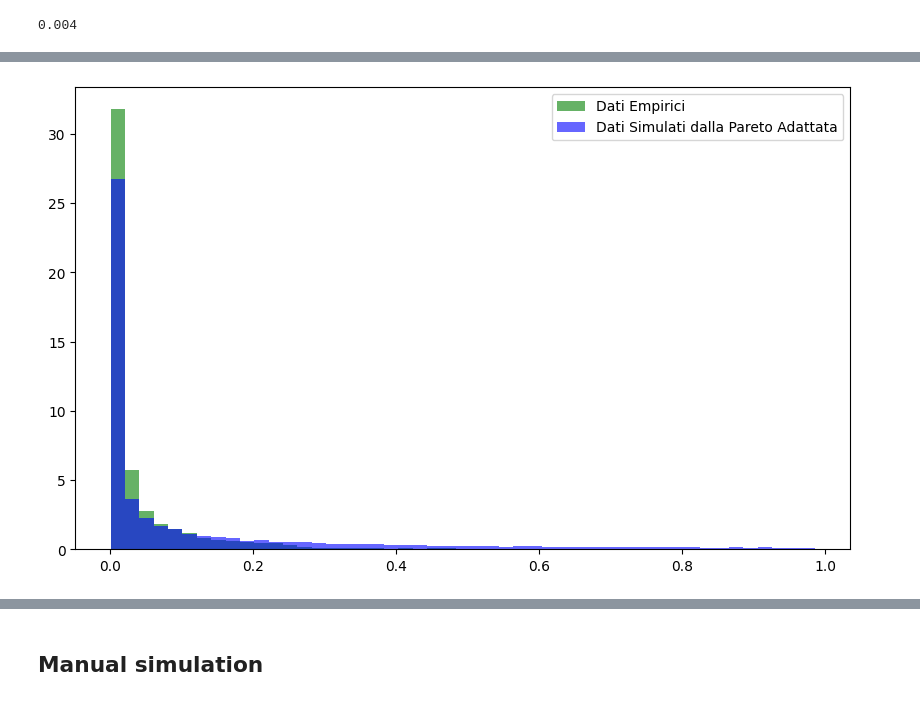
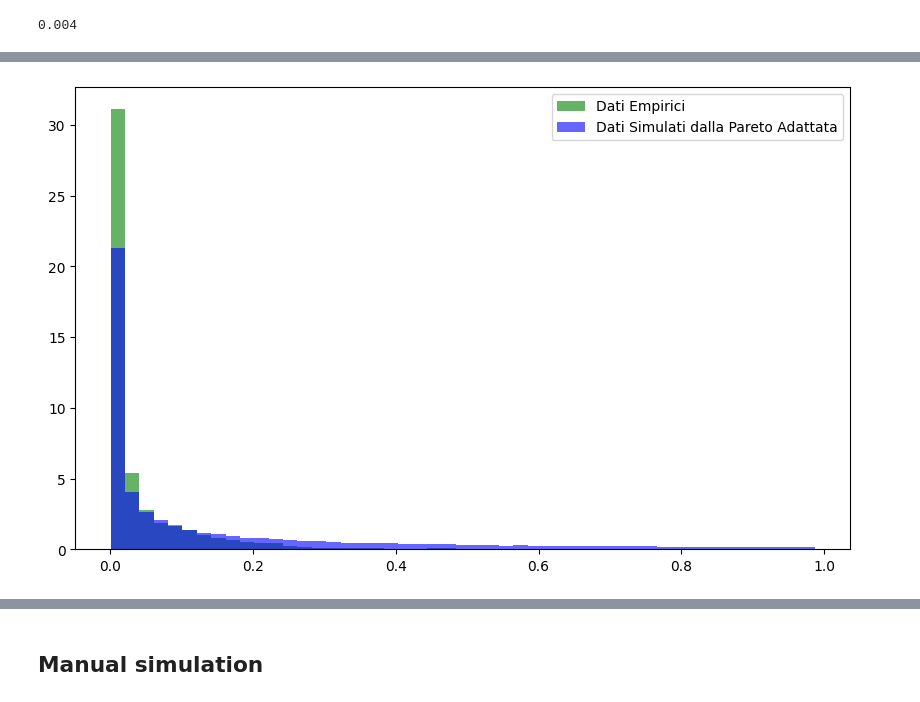
Before and after one commit to jacoponudo/Conversation_dynamics, a Jupyter notebook: src/HWK/Model.ipynb, the cells around one changed output, grey strips where cells are left out. Drawn from its saved outputs; the diff is of its cells as text; code cells hidden in the pictures.

```diff
--- a/src/HWK/Model.ipynb
+++ b/src/HWK/Model.ipynb
@@ -625,0 +688,39 @@ merged_vo['time_difference'].median()
+# %%
+import pandas as pd
+
+def process_platform(df, platform_name):
+    # Create DataFrames for second and third comments
+    df=df[df['number_of_comments_by_user_in_thread']>1]
+    df_f = df[df['number_of_comments_by_user_in_thread'] == df['sequential_number_of_comment_by_user_in_thread']][['user_id', 'post_id', 'temporal_distance_birth_base_100h']]
+    df_i =df[df['number_of_comments_by_user_in_thread']-1 == df['sequential_number_of_comment_by_user_in_thread']][['user_id', 'post_id', 'temporal_distance_birth_base_100h']]
+
+    # Rename columns for clarity
+    df_i = df_i.rename(columns={'temporal_distance_birth_base_100h': 'arrival_time_i'})
+    df_f = df_f.rename(columns={'temporal_distance_birth_base_100h': 'arrival_time_f'})
+
+    # Merge the DataFrames on user_id and post_id
+    merged_df = pd.merge(df_i, df_f, on=['user_id', 'post_id'])
+
+    # Calculate the time difference
+    merged_df['time_difference'] = merged_df['arrival_time_f'] - merged_df['arrival_time_i']
+
+    # Display the merged DataFrame
+    print(f"Merged DataFrame for {platform_name}:")
+    print(merged_df.head(), "\n")
+
+    return merged_df
+
+# Process Facebook
+merged_fb = process_platform(fb, 'Facebook')
+
+# Process Reddit
+merged_rd = process_platform(rd, 'Reddit')
+
+# Process YouTube
+yt['user_id']=yt['user']
+merged_yt = process_platform(yt, 'YouTube')
+
+# Process Voat
+vo['user_id']=vo['user']
+vo['post_id']=vo['root_submission']
+merged_vo = process_platform(vo, 'Voat')
@@ -632,34 +751,34 @@ import matplotlib.pyplot as plt
 # Supponiamo che 'merged_rd' sia il DataFrame e 'time_difference' la colonna contenente i dati osservati
 
 # Step 1: Normalizzare i dati (come hai fatto prima)
-data = merged_vo['time_difference']
+data = merged_rd['time_difference']
 data = data[data > 0]  # Rimuovere i valori non positivi
 data_min = data.min()
 data_max = data.max()
 
-c, d, loc, scale = burr.fit(data)
+df_i = burr.fit(data)
 
 # Step 3: Generare dati sintetici dalla distribuzione Burr adattata
 synthetic_data = burr.rvs(c, d, loc=loc, scale=scale, size=len(data))
 
 
 # Step 4: Tracciare gli istogrammi con gli stessi bin
 plt.figure(figsize=(10, 6))
 # Definire i bin basati sull'intervallo dei dati empirici
 bins = np.linspace(data_min, data_max, 50)
 # Calcola gli istogrammi e le densità
 hist_empirical, _ = np.histogram(data, bins=bins, density=True)
 hist_synthetic, _ = np.histogram(synthetic_data, bins=bins, density=True)
 
 # Calcola la loss come somma delle differenze di frequenza assolute
 loss = np.sum(np.abs(hist_empirical - hist_synthetic))
 
 # Visualizza gli istogrammi
 plt.hist(data, bins=bins, density=True, alpha=0.6, color='g', label='Dati Empirici')
 plt.hist(synthetic_data, bins=bins, density=True, alpha=0.6, color='b', label='Dati Simulati dalla Pareto Adattata')
 plt.legend()
 plt.show()
 
 print(f'Loss: {loss}')
 # %% [output]
-[figure, old version]
+[figure, new version]
```
Also changed, not shown: parts of 21 cells of this notebook.
